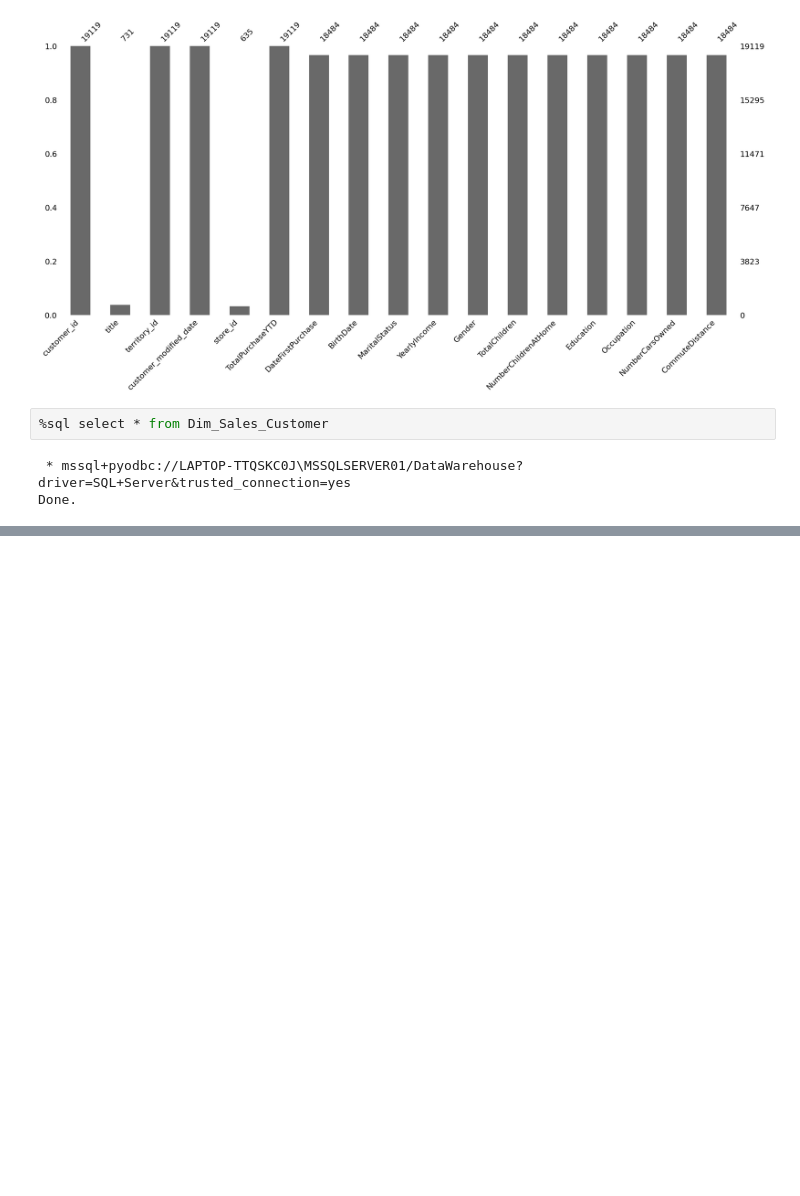
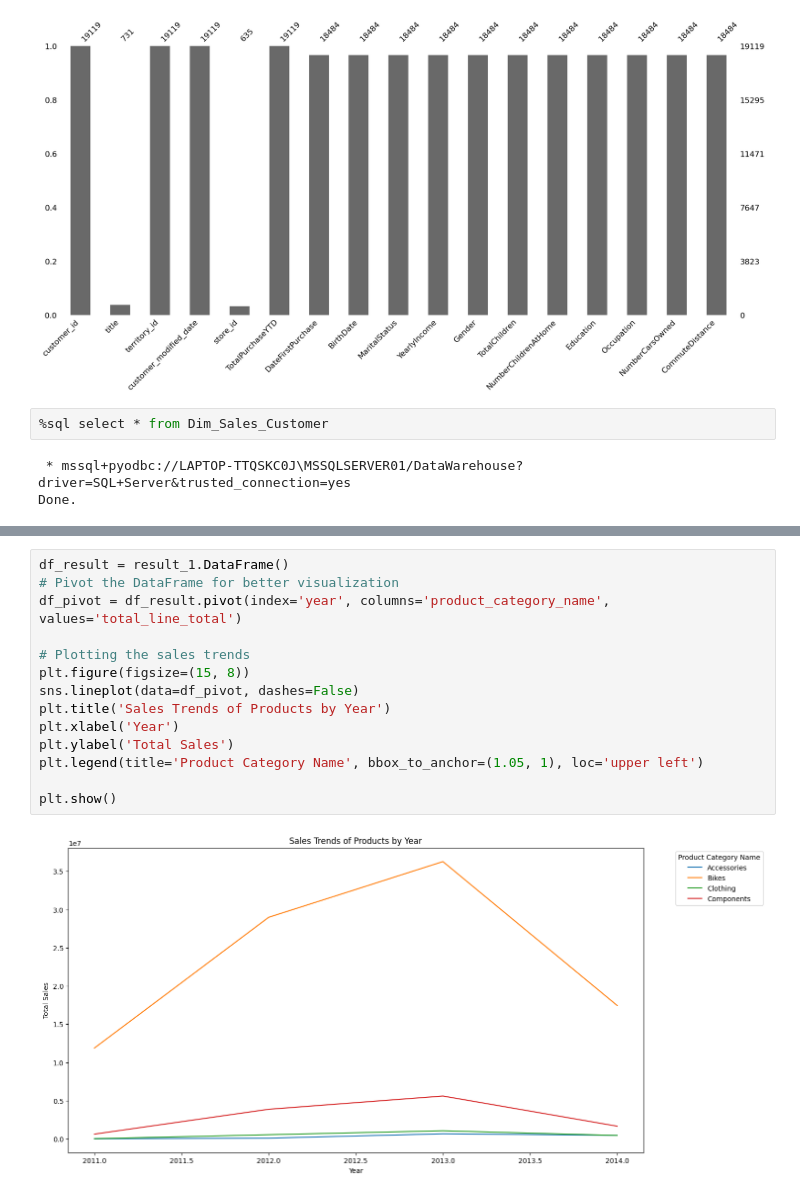
Before and after one commit to minhquanvus1/Product_Mix, a Jupyter notebook: product_mix.ipynb, the cells around one changed output, grey strips where cells are left out. Drawn from its saved outputs; the diff is of its cells as text; blank space fills up the shorter version.

Commit message:
find Sales per Product by year

```diff
--- a/product_mix.ipynb
+++ b/product_mix.ipynb
@@ -339,0 +390,16 @@ Done.
+# %%
+df_result = result_1.DataFrame()
+# Pivot the DataFrame for better visualization
+df_pivot = df_result.pivot(index='year', columns='product_category_name', values='total_line_total')
+
+# Plotting the sales trends
+plt.figure(figsize=(15, 8))
+sns.lineplot(data=df_pivot, dashes=False)
+plt.title('Sales Trends of Products by Year')
+plt.xlabel('Year')
+plt.ylabel('Total Sales')
+plt.legend(title='Product Category Name', bbox_to_anchor=(1.05, 1), loc='upper left')
+
+plt.show()
+# %% [output]
+[figure, added]
```
Also changed, not shown: parts of 7 cells of this notebook.
